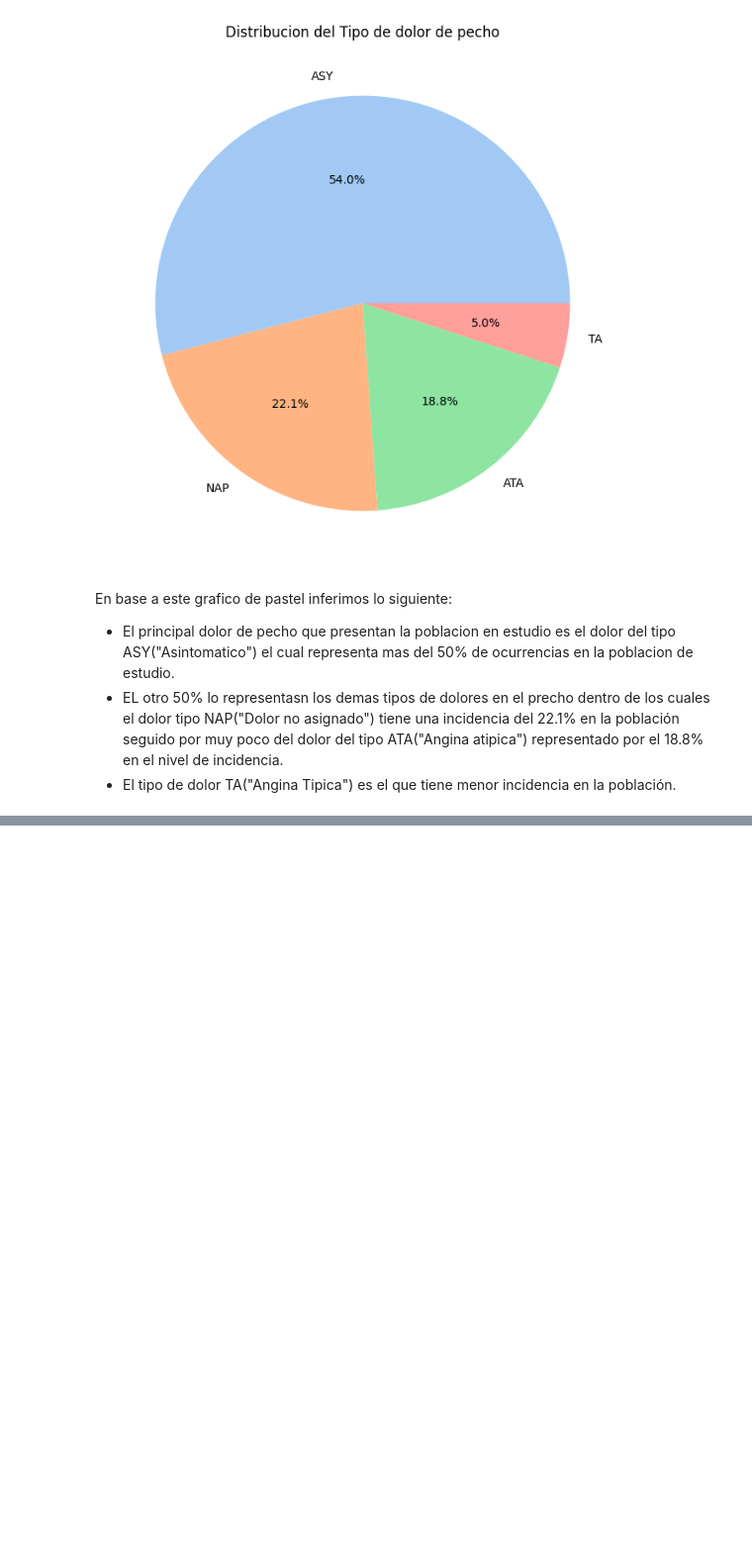
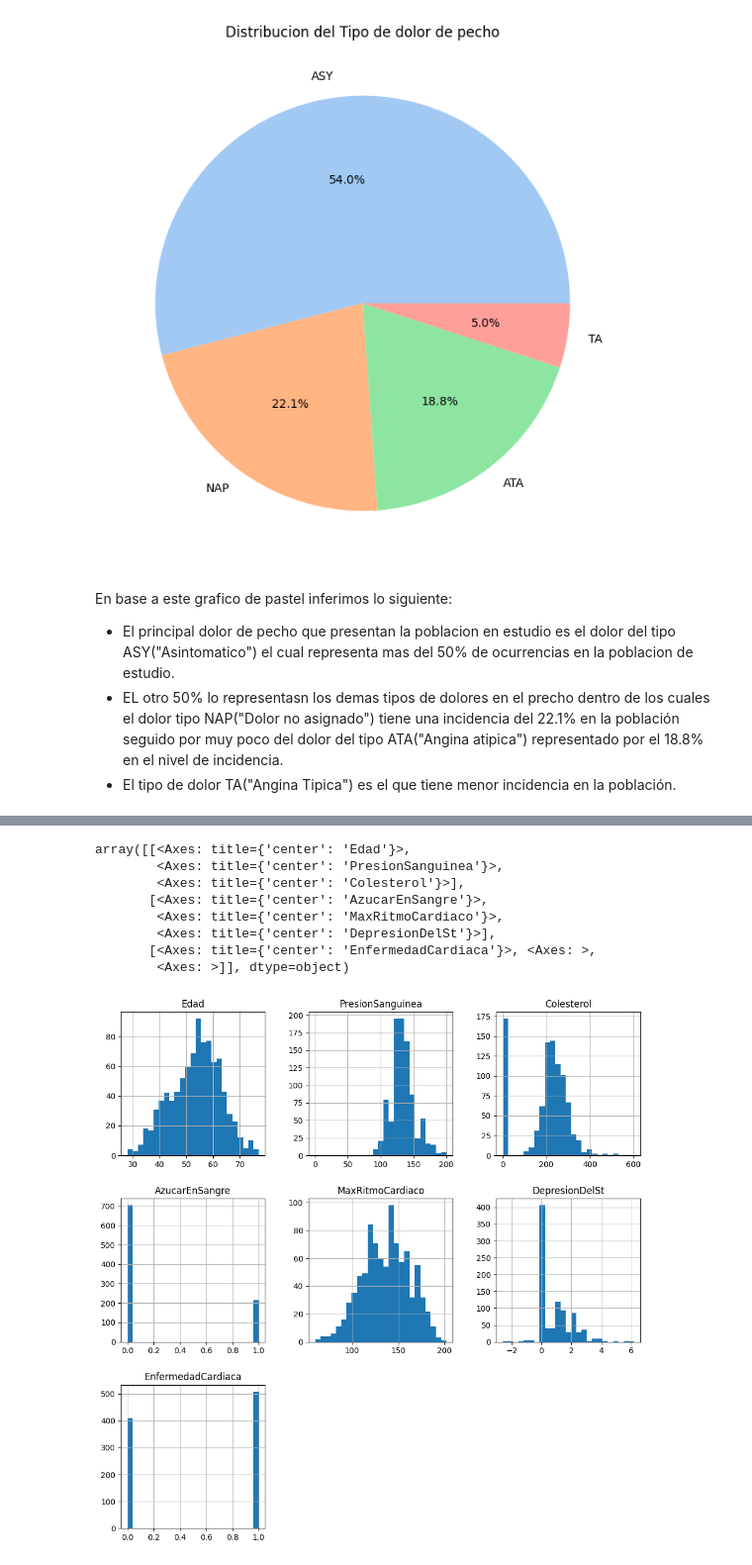
Before and after one commit to alexdaniel-23/Red-Neuronal-Simple-, a Jupyter notebook: enfermedad_cardiaca.ipynb, the cells around one changed output, grey strips where cells are left out. Shown at 99% size. Drawn from its saved outputs; the diff is of its cells as text; code cells hidden in the pictures; blank space fills up the shorter version.

```diff
--- a/enfermedad_cardiaca.ipynb
+++ b/enfermedad_cardiaca.ipynb
@@ -230,0 +284,12 @@ En base a este grafico de pastel inferimos lo siguiente:
+# %%
+df.hist(bins=25,figsize=(12,12),xlabelsize='10',ylabelsize='10')
+# %% [output]
+array([[<Axes: title={'center': 'Edad'}>,
+        <Axes: title={'center': 'PresionSanguinea'}>,
+        <Axes: title={'center': 'Colesterol'}>],
+       [<Axes: title={'center': 'AzucarEnSangre'}>,
+        <Axes: title={'center': 'MaxRitmoCardiaco'}>,
+        <Axes: title={'center': 'DepresionDelSt'}>],
+       [<Axes: title={'center': 'EnfermedadCardiaca'}>, <Axes: >,
+        <Axes: >]], dtype=object)
+[figure, added]
```
Also changed, not shown: parts of 6 cells of this notebook.
